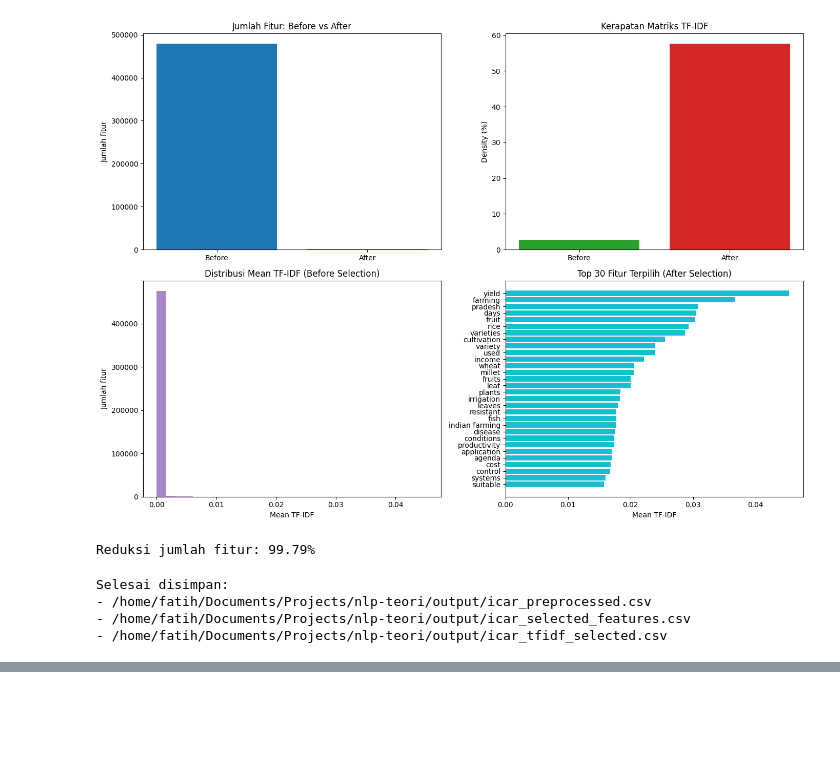
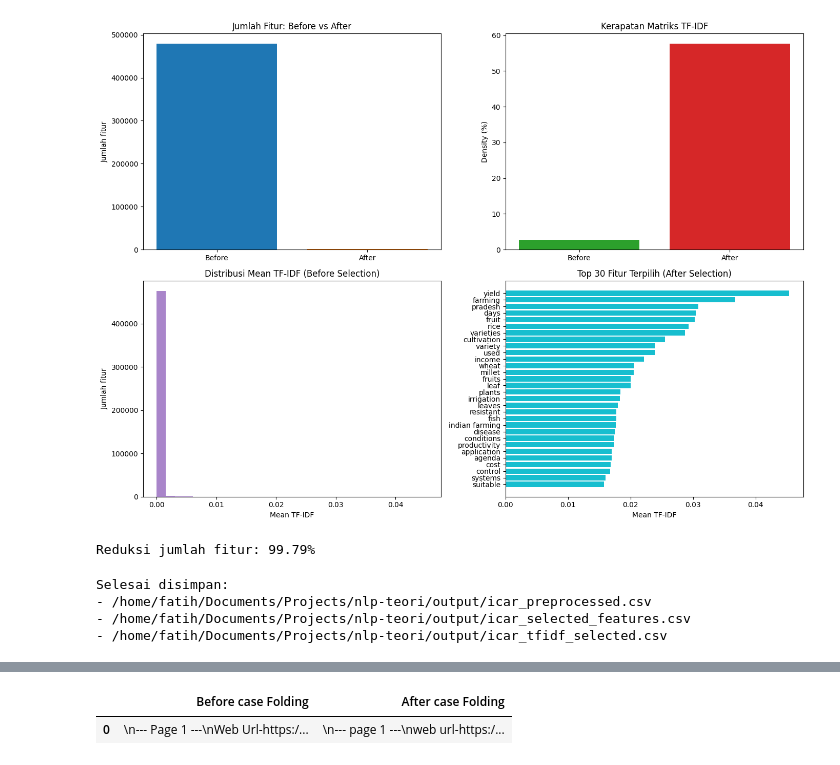
Before and after one commit to FatihHDR/agriculture-topic-modeling-nlp, a Jupyter notebook: preprocess_nlp.ipynb, the cells around one changed output, grey strips where cells are left out. Saved outputs shown, nothing was run; the diff lists cells and outputs as text; code cells hidden in the pictures; blank space fills up the shorter version.

```diff
--- a/preprocess_nlp.ipynb
+++ b/preprocess_nlp.ipynb
@@ -678,0 +788,90 @@ Selesai disimpan:
+# %%
+import pandas as pd
+from IPython.display import display
+import re
+from sklearn.feature_extraction import text as sklearn_text
+
+# Definisi ulang pola jika belum ada
+url_pattern = re.compile(r"http\S+|www\.\S+")
+digit_pattern = re.compile(r"\d+")
+non_alpha_pattern = re.compile(r"[^a-zA-Z\s]")
+space_pattern = re.compile(r"\s+")
+
+try:
+    from Sastrawi.Stemmer.StemmerFactory import StemmerFactory
+    STEMMER_ID = StemmerFactory().create_stemmer()
+except Exception:
+    STEMMER_ID = None
+
+stopwords_en = set(sklearn_text.ENGLISH_STOP_WORDS)
+stopwords_id = {
+    "dan", "yang", "di", "ke", "dari", "untuk", "pada", "dengan", "atau",
+    "ini", "itu", "adalah", "karena", "sebagai", "oleh", "dalam", "juga",
+    "agar", "para", "kita", "kami", "mereka", "akan", "telah", "dapat"
+}
+stopwords_all = stopwords_en.union(stopwords_id)
+
+# Ambil contoh teks pertama dari dataset awal untuk demonstrasi (karena df sudah ditimpa teks preprocessed)
+import json
+with open("dataset/ICAR_Text_Extracted.json", "r", encoding="utf-8") as f:
+    raw_data = json.load(f)
+    # Ambil nilai teks pertama yang ada
+    for k, v in raw_data.items():
+        if isinstance(v, dict):
+            for fname, txt in v.items():
+                if txt:
+                    sample_text = str(txt)
+                    break
+        break
+
+# 1. Case Folding
+text_cf = sample_text.lower()
+df_cf = pd.DataFrame([{"Before case Folding": sample_text, "After case Folding": text_cf}])
+
+# 2. Remove URL
+text_ru = url_pattern.sub(" ", text_cf)
+df_ru = pd.DataFrame([{"Before remove URL": text_cf, "After remove URL": text_ru}])
+
+# 3. Remove Non-Alphabet (Menghapus angka dan karakter selain alphabet)
+text_rna = digit_pattern.sub(" ", text_ru)
+text_rna = non_alpha_pattern.sub(" ", text_rna)
+text_rna = non_alpha_pattern.sub(" ", text_rna)
+df_rna = pd.DataFrame([{"Before remove non-alphabet": text_ru, "After remove non-alphabet": text_rna}])
+
+# 4. Normalize Whitespace
+df_rna = pd.DataFrame([{"Before remove non-alphabet": text_ru, "After remove non-alphabet": text_rna}])
+
+# 4. Normalize Whitespace
+text_nw = space_pattern.sub(" ", text_rna).strip()
+df_nw = pd.DataFrame([{"Before normalize whitespace": text_rna, "After normalize whitespace": text_nw}])
+
+# 5. Stopword Removal
+tokens_sr = [t for t in text_nw.split() if t not in stopwords_all and len(t) > 2]
+text_sr = " ".join(tokens_sr)
+df_sr = pd.DataFrame([{"Before stopword removal": text_nw, "After stopword removal": text_sr}])
+
+# 6. Stemming
+if STEMMER_ID is not None:
+    text_st = " ".join(STEMMER_ID.stem(t) for t in text_sr.split())
+else:
+    text_st = text_sr
+df_st = pd.DataFrame([{"Before stemming": text_sr, "After stemming": text_st}])
+
+print("1. Case Folding:")
+display(df_cf)
+
+print("\n2. Remove URL:")
+display(df_ru)
+
+print("\n3. Remove Non-Alphabet:")
+display(df_rna)
+
+print("\n4. Normalize Whitespace:")
+display(df_nw)
+
+print("\n5. Stopword Removal:")
+display(df_sr)
+
+print("\n6. Stemming:")
+display(df_st)
+# %% [output]
@@ -678,0 +879,2 @@ Selesai disimpan:
+|  | Before case Folding | After case Folding |
+| 0 | \n--- Page 1 ---\nWeb Url-https:/... | \n--- page 1 ---\nweb url-https:/... |
```
Also changed, not shown: parts of 3 cells of this notebook.
